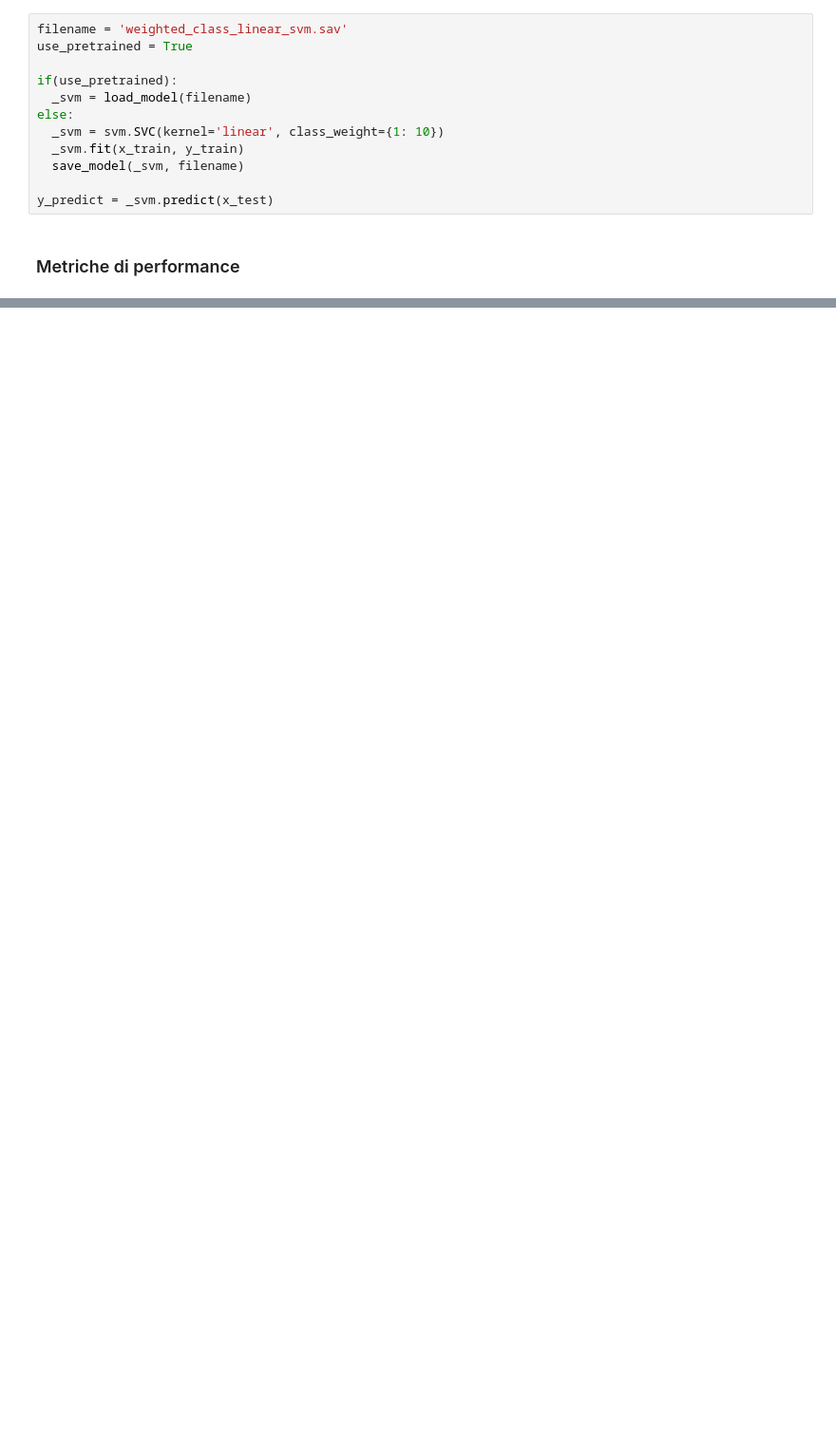
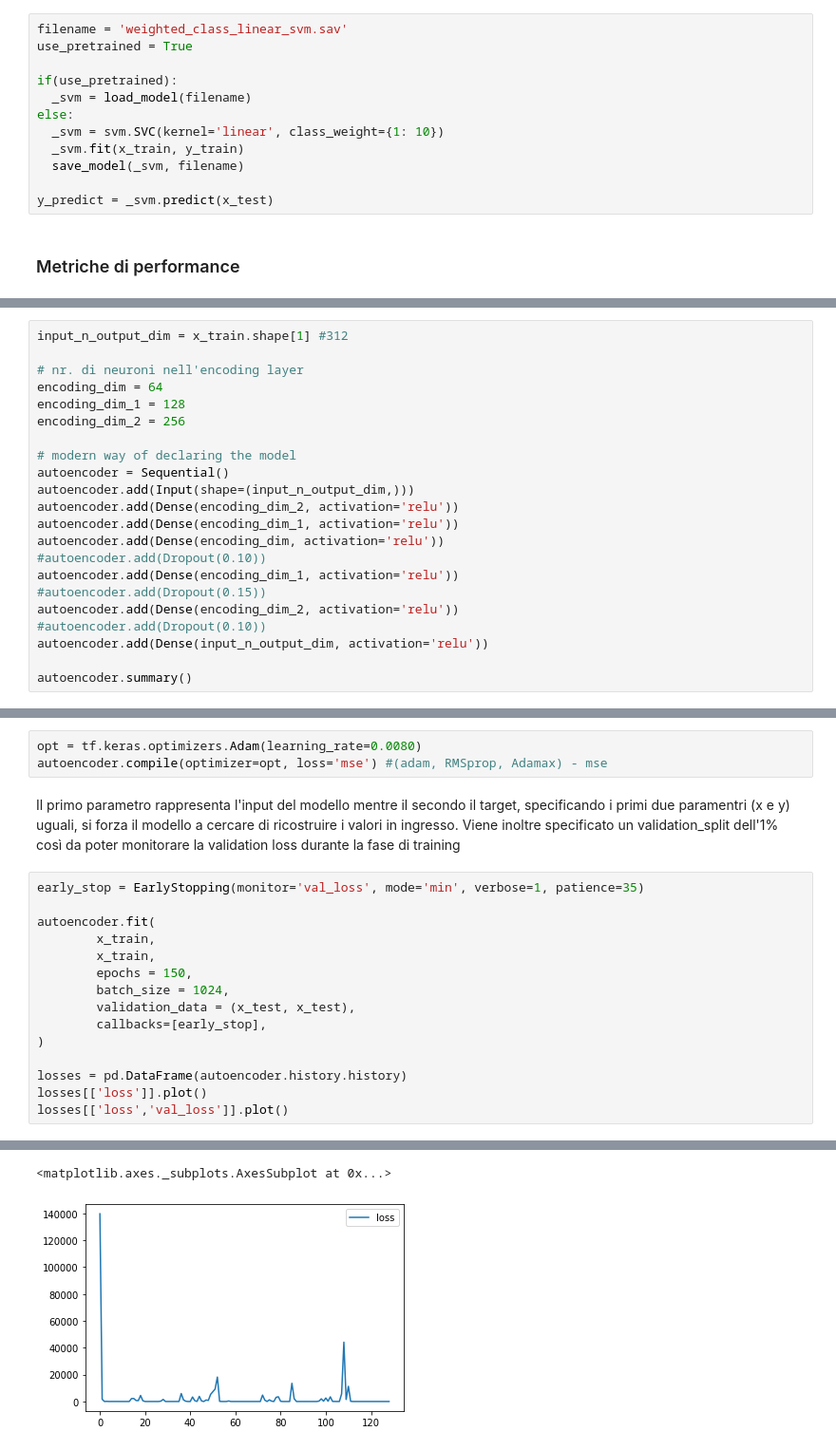
Before and after one commit to alepistola/AI-OkComputer, a Jupyter notebook: dropoutExplain.ipynb, the cells around one changed output, grey strips where cells are left out. Shown at 95% size. Saved outputs shown, nothing was run; the diff lists cells and outputs as text; blank space fills up the shorter version.

```diff
--- a/dropoutExplain.ipynb
+++ b/dropoutExplain.ipynb
@@ -423,0 +459,22 @@ weighted avg       0.92      0.92      0.92      9254
+# %%
+input_n_output_dim = x_train.shape[1] #312
+
+# nr. di neuroni nell'encoding layer
+encoding_dim = 64
+encoding_dim_1 = 128
+encoding_dim_2 = 256
+
+# modern way of declaring the model
+autoencoder = Sequential()
+autoencoder.add(Input(shape=(input_n_output_dim,)))
+autoencoder.add(Dense(encoding_dim_2, activation='relu'))
+autoencoder.add(Dense(encoding_dim_1, activation='relu'))
+autoencoder.add(Dense(encoding_dim, activation='relu'))
+#autoencoder.add(Dropout(0.10))
+autoencoder.add(Dense(encoding_dim_1, activation='relu'))
+#autoencoder.add(Dropout(0.15))
+autoencoder.add(Dense(encoding_dim_2, activation='relu'))
+#autoencoder.add(Dropout(0.10))
+autoencoder.add(Dense(input_n_output_dim, activation='relu'))
+
+autoencoder.summary()
@@ -423,0 +504,22 @@ weighted avg       0.92      0.92      0.92      9254
+# %%
+opt = tf.keras.optimizers.Adam(learning_rate=0.0080)
+autoencoder.compile(optimizer=opt, loss='mse') #(adam, RMSprop, Adamax) - mse
+# %% [markdown]
+Il primo parametro rappresenta l'input del modello mentre il secondo il target, specificando i primi due paramentri (x e y) uguali, si forza il modello a cercare di ricostruire i valori in ingresso.
+Viene inoltre specificato un validation_split dell'1% così da poter monitorare la validation loss durante la fase di training
+# %%
+early_stop = EarlyStopping(monitor='val_loss', mode='min', verbose=1, patience=35)
+
+autoencoder.fit(
+        x_train,
+        x_train,
+        epochs = 150,
+        batch_size = 1024,
+        validation_data = (x_test, x_test),
+        callbacks=[early_stop],
+)
+
+losses = pd.DataFrame(autoencoder.history.history)
+losses[['loss']].plot()
+losses[['loss','val_loss']].plot()
+# %% [output]
@@ -423,0 +543,2 @@ weighted avg       0.92      0.92      0.92      9254
+<matplotlib.axes._subplots.AxesSubplot at 0x...>
+[figure, added]
```
Also changed, not shown: parts of 27 cells of this notebook.
